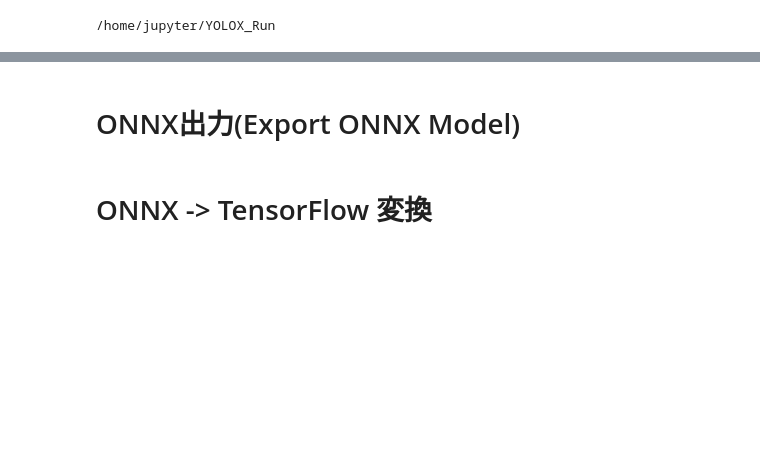
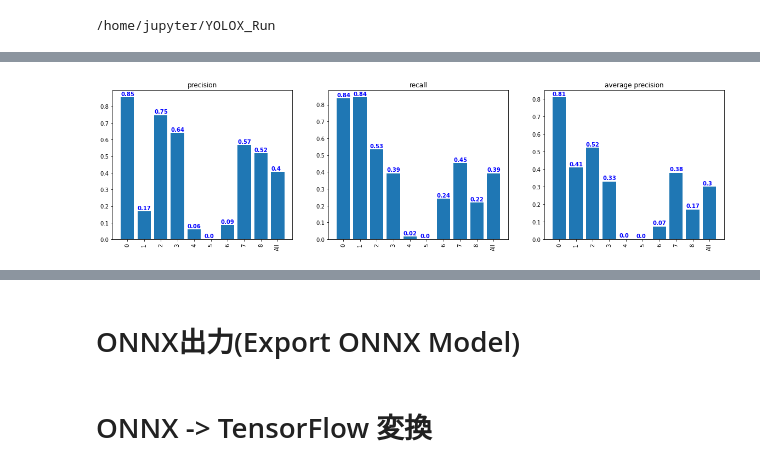
Before and after one commit to XINZHANG-ops/YOLOX_Run, a Jupyter notebook: YOLOX_Run.ipynb, the cells around one changed output, grey strips where cells are left out. Saved outputs shown, nothing was run; the diff lists cells and outputs as text; code cells hidden in the pictures; blank space fills up the shorter version.

```diff
--- a/YOLOX_Run.ipynb
+++ b/YOLOX_Run.ipynb
@@ -233,0 +238,6 @@ label_dict = convert(xml_dir, out_dir, label_map, True)
+# %%
+from object_detect.metrics import label_metrics
+pred_txt_dir = 'YOLOX/YOLOX_outputs/nano/vis_res/2022_01_24_03_03_54/labels' # runs/detect/combined_yolo_cls/labels
+truth_txt_dir = 'linmao-test_txt/Annotations'
+lm = label_metrics(pred_txt_dir, truth_txt_dir)
+summary_df = lm.get_metrics(iou_thresholds=[0.5], interpolate_pr=True)
@@ -233,0 +246,3 @@ label_dict = convert(xml_dir, out_dir, label_map, True)
+# %%
+summary_df.label = summary_df.label.replace(label_map)
+summary_df
@@ -233,0 +261,29 @@ label_dict = convert(xml_dir, out_dir, label_map, True)
+# %%
+import matplotlib.pyplot as plt
+plt.figure(figsize=(20, 5))
+plt.subplot(131)
+x = [str(i) for i in summary_df['label']]
+precisions = summary_df['P@0.5'].tolist()
+plt.title('precision')
+plt.bar(x, precisions)
+plt.xticks(rotation=90)
+for i, v in enumerate(x):
+    plt.text(i-0.4, precisions[i]+0.01, str(round(precisions[i], 2)), color='blue', fontweight='bold')
+
+plt.subplot(132)
+recalls = summary_df['R@0.5'].tolist()
+plt.title('recall')
+plt.bar(x, recalls)
+plt.xticks(rotation=90)
+for i, v in enumerate(x):
+    plt.text(i-0.4, recalls[i]+0.01, str(round(recalls[i], 2)), color='blue', fontweight='bold')
+
+plt.subplot(133)
+aps = summary_df['AP@0.5'].tolist()
+plt.title('average precision')
+plt.bar(x, aps)
+plt.xticks(rotation=90)
+for i, v in enumerate(x):
+    plt.text(i-0.4, aps[i]+0.01, str(round(aps[i], 2)), color='blue', fontweight='bold')
+# %% [output]
+[figure, added]
```
Also changed, not shown: parts of 8 cells of this notebook, 2 other files.
